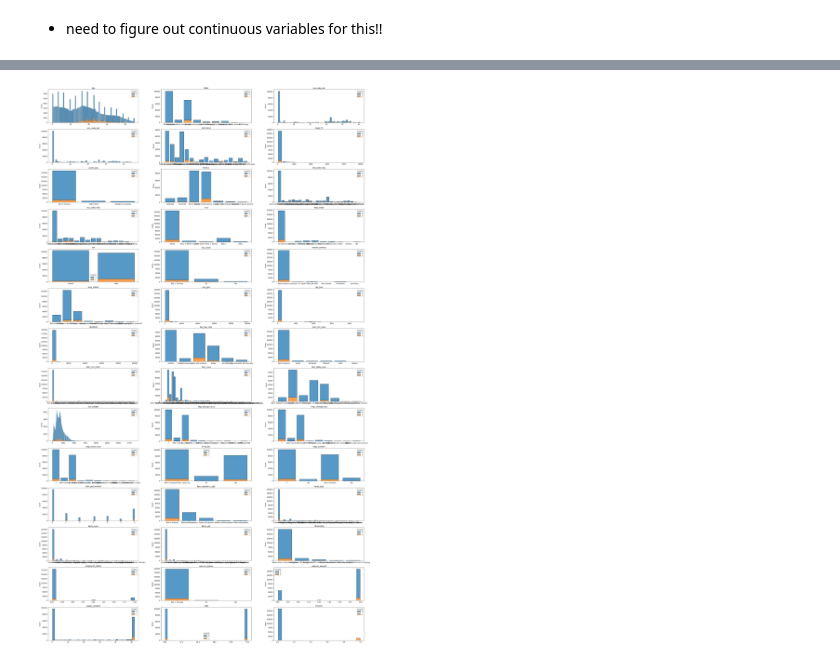
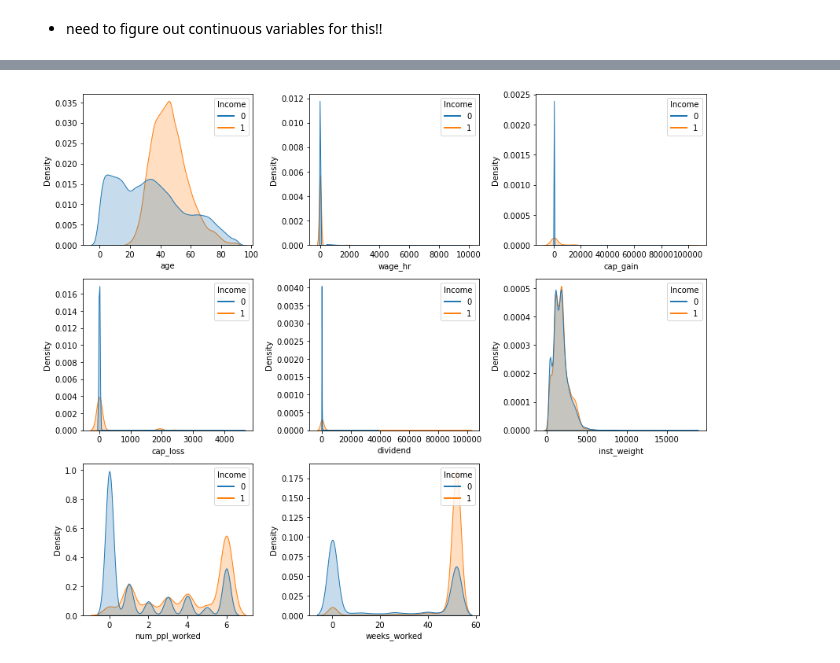
Before and after one commit to jprette/STAT-303-3, a Jupyter notebook: Code/data_visualization.ipynb, the cells around one changed output, grey strips where cells are left out. Cells and saved outputs as stored; diff of their text form; code cells hidden in the pictures.

Commit message:
complete data visualization
completed data viz, plotting, and interpretation of plots.

```diff
--- a/Code/data_visualization.ipynb
+++ b/Code/data_visualization.ipynb
@@ -46,3 +46,11 @@ data.head()
 5 rows × 42 columns
 # %% [markdown]
 - need to figure out continuous variables for this!!
+# %%
+categorical_predictors = [
+    'class', 'ind_code_det', 'occ_code_det', 'education', 'enroll_edu', 'marital',
+    'ind_code_maj', 'occ_code_maj', 'race', 'hisp_origin', 'sex', 'lab_union', 'reason_unemp',
+    'emp_status', 'tax_filer_stat', 'prev_res_area', 'prev_res_state',
+    'fam_state', 'fam_state_sum', 'migr_change_msa', 'migr_change_reg', 'migr_move_msa', 'lived_1yr',
+    'migr_sunbelt', 'fam_members_u18', 'birth_dad', 'birth_mom', 'birth_self', 'citizenship',
+    'employed_status', 'veteran_admin', 'veteran_benefit', 'year']
@@ -49,31 +93,40 @@ data.head()
+# %%
+continuous_predictors = ['age', 'wage_hr','cap_gain', 'cap_loss', 'dividend','inst_weight',
+                         'num_ppl_worked', 'weeks_worked']
 # %%
-n_cols = 3  # Number of columns for subplots
-n_rows = (len(column_names) - 1) // n_cols + 1  # Number of rows for subplots based on the number of predictors
-fig, axs = plt.subplots(n_rows, n_cols, figsize=(30, 50))
+from matplotlib.lines import Line2D
 
-for i, predictor in enumerate(column_names):
-    row = i // n_cols
-    col = i % n_cols
+n_rows = 3
+n_cols = 3
+fig, axs = plt.subplots(n_rows, n_cols, figsize=(12, 10))
 
-    # Plotting the distribution of the predictor with respect to 'income'
-    sns.histplot(data=data, x=predictor, hue='income', ax=axs[row, col], multiple='stack', shrink=0.8)
+# Plotting density plots for continuous predictors
+for j, predictor in enumerate(continuous_predictors):
+    ax = axs[j // n_cols, j % n_cols]
+    sns.kdeplot(data=data, x=predictor, hue='income', ax=ax, fill=True, common_norm=False)
+    ax.set_xlabel(predictor)
+    ax.set_ylabel('Density')
 
-    # Adding title and labels to the subplots
-    axs[row, col].set_title(predictor)
-    axs[row, col].set_xlabel('')
-    axs[row, col].set_ylabel('Count')
+    # Create custom legend entries
+    legend_entries = []
+    for income_value in data['income'].unique():
+        legend_entry = Line2D([0],[0], color=sns.color_palette()[income_value], lw=2, label=income_value)
+        legend_entries.append(legend_entry)
+
+    # Add legend
+    ax.legend(handles=legend_entries, title='Income', loc='upper right')
 
 # Removing any unused subplots
-for i in range(len(column_names), n_rows * n_cols):
+for i in range(len(continuous_predictors), n_rows * n_cols):
     if isinstance(axs, np.ndarray):
         fig.delaxes(axs.flatten()[i])
     else:
-        fig.delaxes(axs[i])
+        fig.delaxes(axs[i // n_cols, i % n_cols])
 
 # Adjusting the spacing between subplots
 fig.tight_layout()
 
 # Displaying the plot
 plt.show()
 # %% [output]
-[figure, old version]
+[figure, new version]
```
Also changed, not shown: parts of 4 cells of this notebook.
